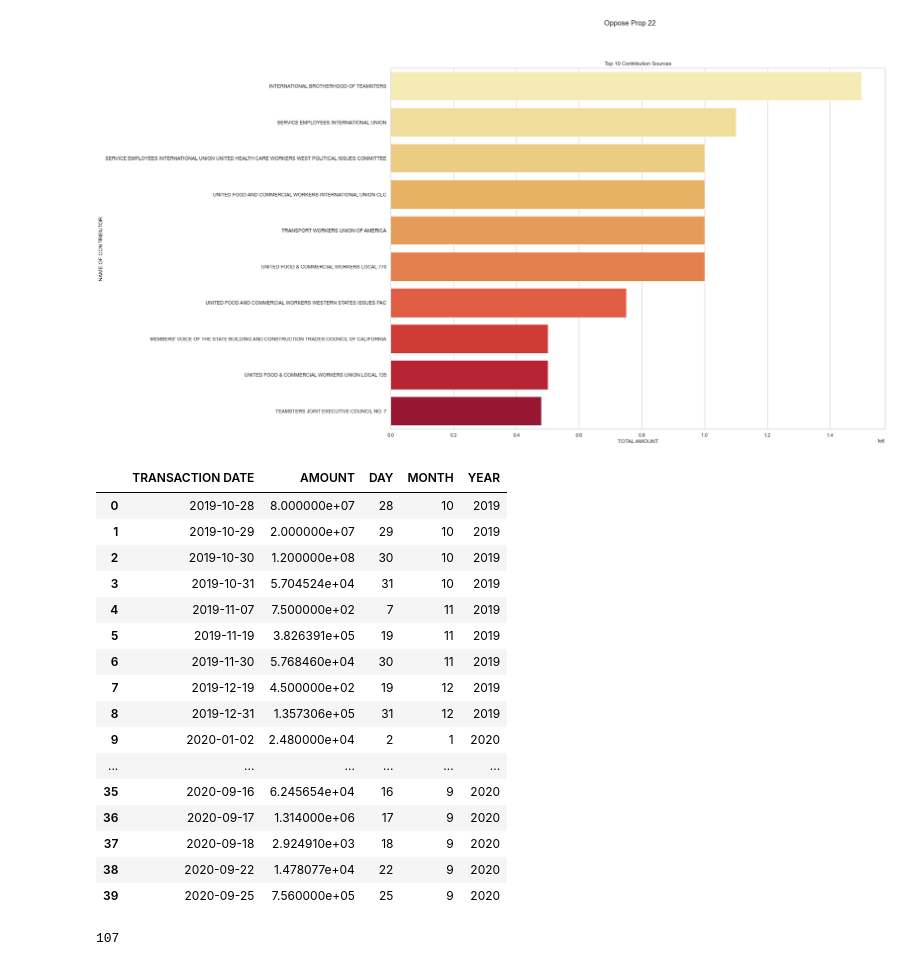
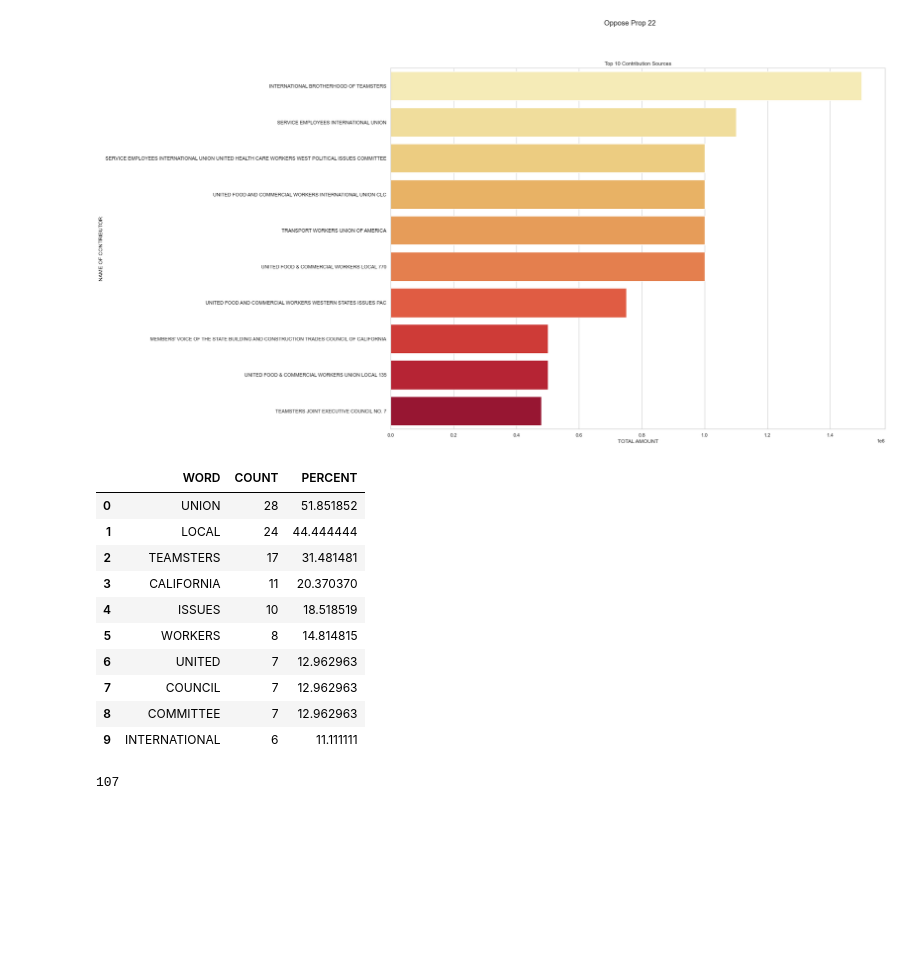
Before and after one commit to Ram-Ramadoss/catch-22, a Jupyter notebook: data/data-processor.ipynb, the cells around one changed output. Saved outputs shown, nothing was run; the diff lists cells and outputs as text; code cells hidden in the pictures; blank space fills up the shorter version.

```diff
--- a/data/data-processor.ipynb
+++ b/data/data-processor.ipynb
@@ -150,28 +150,22 @@ to oppose the proposition
 [figure]
 [figure]
 # %%
-#coals_parsed[0]
+#coals_parsed[1].head(20)
 #sums[0]
 #dates[0]
-#cont_terms[0]
+cont_terms[0].head(10)
 # %% [output]
-|  | TRANSACTION DATE | AMOUNT | DAY | MONTH | YEAR |
-| 0 | 2019-10-28 | 8.000000e+07 | 28 | 10 | 2019 |
-| 1 | 2019-10-29 | 2.000000e+07 | 29 | 10 | 2019 |
-| 2 | 2019-10-30 | 1.200000e+08 | 30 | 10 | 2019 |
-| 3 | 2019-10-31 | 5.704524e+04 | 31 | 10 | 2019 |
-| 4 | 2019-11-07 | 7.500000e+02 | 7 | 11 | 2019 |
-| 5 | 2019-11-19 | 3.826391e+05 | 19 | 11 | 2019 |
-| 6 | 2019-11-30 | 5.768460e+04 | 30 | 11 | 2019 |
-| 7 | 2019-12-19 | 4.500000e+02 | 19 | 12 | 2019 |
-| 8 | 2019-12-31 | 1.357306e+05 | 31 | 12 | 2019 |
-| 9 | 2020-01-02 | 2.480000e+04 | 2 | 1 | 2020 |
-| ... | ... | ... | ... | ... | ... |
-| 35 | 2020-09-16 | 6.245654e+04 | 16 | 9 | 2020 |
-| 36 | 2020-09-17 | 1.314000e+06 | 17 | 9 | 2020 |
-| 37 | 2020-09-18 | 2.924910e+03 | 18 | 9 | 2020 |
-| 38 | 2020-09-22 | 1.478077e+04 | 22 | 9 | 2020 |
-| 39 | 2020-09-25 | 7.560000e+05 | 25 | 9 | 2020 |
+|  | WORD | COUNT | PERCENT |
+| 0 | UNION | 28 | 51.851852 |
+| 1 | LOCAL | 24 | 44.444444 |
+| 2 | TEAMSTERS | 17 | 31.481481 |
+| 3 | CALIFORNIA | 11 | 20.370370 |
+| 4 | ISSUES | 10 | 18.518519 |
+| 5 | WORKERS | 8 | 14.814815 |
+| 6 | UNITED | 7 | 12.962963 |
+| 7 | COUNCIL | 7 | 12.962963 |
+| 8 | COMMITTEE | 7 | 12.962963 |
+| 9 | INTERNATIONAL | 6 | 11.111111 |
 # %%
 mystring=""
 for i in range(2):
```
Also changed, not shown: 3 other files.
